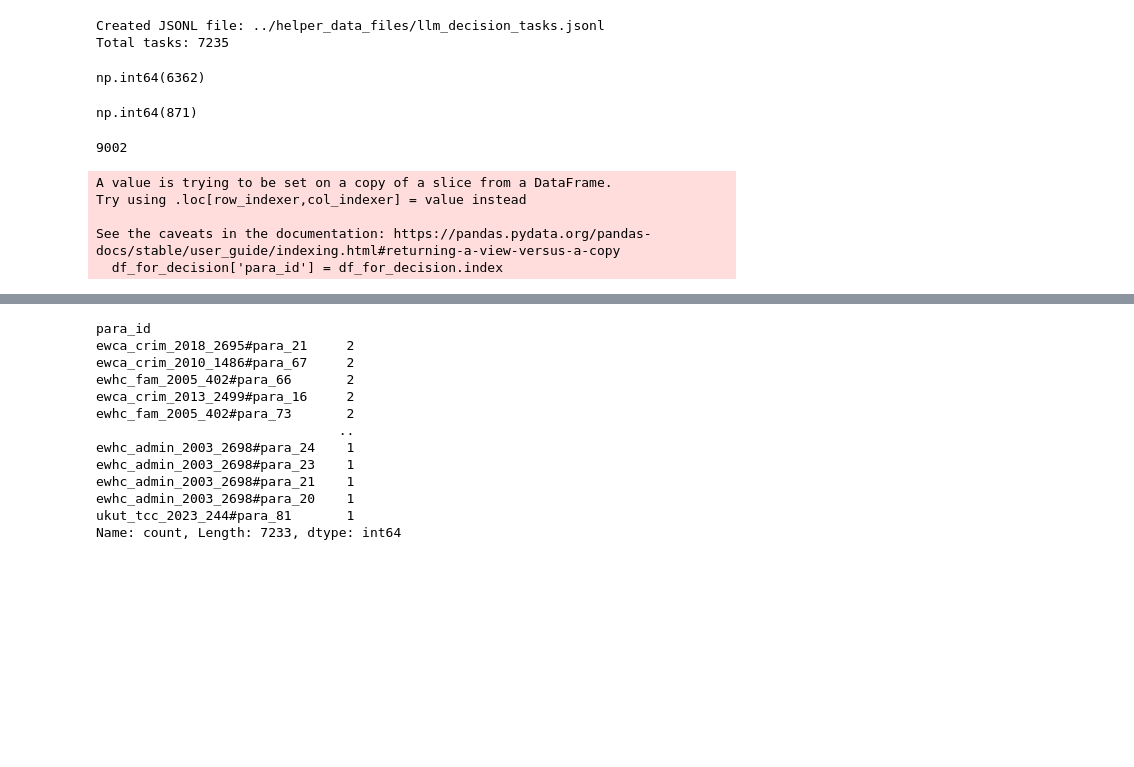
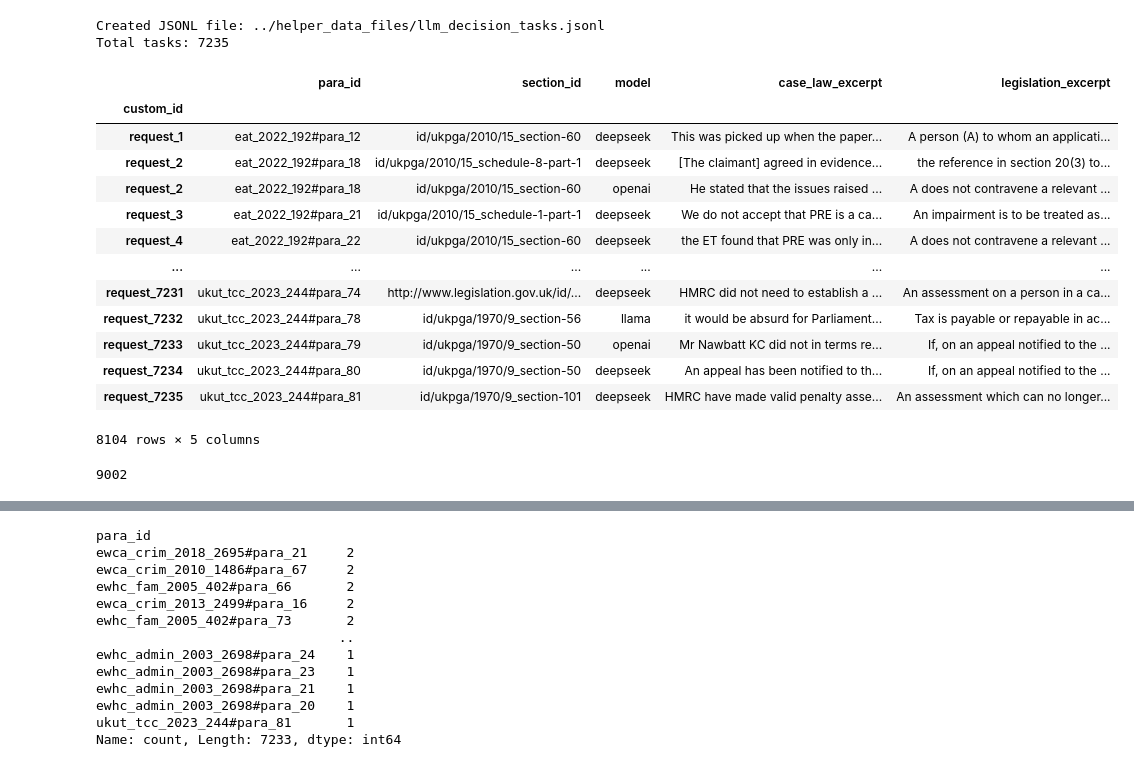
Before and after one commit to SafiaK/BridgingCaseLawAndLegislation, a Jupyter notebook: Final_Experimets/prepare_for_final_decision.ipynb, the cells around one changed output, grey strips where cells are left out. Cells and saved outputs as stored; diff of their text form; code cells hidden in the pictures; blank space fills up the shorter version.

```diff
--- a/Final_Experimets/prepare_for_final_decision.ipynb
+++ b/Final_Experimets/prepare_for_final_decision.ipynb
@@ -364,30 +342,29 @@ Created JSONL file: ../helper_data_files/llm_decision_tasks.jsonl
 Total tasks: 7235
 # %%
 df_decision_after_resolution = pd.read_csv('../data/final_test/final/reexperiment/fewhot/11August/claude_decision_to_pick_the_pairs.csv', index_col=0)
+# %%
+df_decision_after_resolution
+# %% [output]
+|  | para_id | section_id | model | case_law_excerpt | legislation_excerpt |
+| custom_id |  |  |  |  |  |
+| request_1 | eat_2022_192#para_12 | id/ukpga/2010/15_section-60 | deepseek | This was picked up when the paper... | A person (A) to whom an applicati... |
+| request_2 | eat_2022_192#para_18 | id/ukpga/2010/15_schedule-8-part-1 | deepseek | [The claimant] agreed in evidence... | the reference in section 20(3) to... |
+| request_2 | eat_2022_192#para_18 | id/ukpga/2010/15_section-60 | openai | He stated that the issues raised ... | A does not contravene a relevant ... |
+| request_3 | eat_2022_192#para_21 | id/ukpga/2010/15_schedule-1-part-1 | deepseek | We do not accept that PRE is a ca... | An impairment is to be treated as... |
+| request_4 | eat_2022_192#para_22 | id/ukpga/2010/15_section-60 | deepseek | the ET found that PRE was only in... | A does not contravene a relevant ... |
+| ... | ... | ... | ... | ... | ... |
+| request_7231 | ukut_tcc_2023_244#para_74 | http://www.legislation.gov.uk/id/... | deepseek | HMRC did not need to establish a ... | An assessment on a person in a ca... |
+| request_7232 | ukut_tcc_2023_244#para_78 | id/ukpga/1970/9_section-56 | llama | it would be absurd for Parliament... | Tax is payable or repayable in ac... |
+| request_7233 | ukut_tcc_2023_244#para_79 | id/ukpga/1970/9_section-50 | openai | Mr Nawbatt KC did not in terms re... | If, on an appeal notified to the ... |
+| request_7234 | ukut_tcc_2023_244#para_80 | id/ukpga/1970/9_section-50 | deepseek | An appeal has been notified to th... | If, on an appeal notified to the ... |
+| request_7235 | ukut_tcc_2023_244#para_81 | id/ukpga/1970/9_section-101 | deepseek | HMRC have made valid penalty asse... | An assessment which can no longer... |
+8104 rows × 5 columns
 # %%
 #check how many para_ids have more than one row? get the count of para_ids with 1 row and with 2 rows
 para_id_counts = df_decision_after_resolution['para_id'].value_counts()
 one_row_count = para_id_counts[para_id_counts == 1].count()
 two_row_count = para_id_counts[para_id_counts == 2].count()
-# %%
-one_row_count
-# %% [output]
-np.int64(6362)
-# %%
-two_row_count
-# %% [output]
-np.int64(871)
 # %%
 df_final.index.nunique()
 # %% [output]
 9002
-# %%
-# make para_id column from index
-df_for_decision['para_id'] = df_for_decision.index
-df_for_decision = df_for_decision.reset_index(drop=True)
-# %% [output]
-A value is trying to be set on a copy of a slice from a DataFrame.
-Try using .loc[row_indexer,col_indexer] = value instead
-
-See the caveats in the documentation: https://pandas.pydata.org/pandas-docs/stable/user_guide/indexing.html#returning-a-view-versus-a-copy
-  df_for_decision['para_id'] = df_for_decision.index
```
Also changed, not shown: parts of 65 cells of this notebook, 7 other files.
